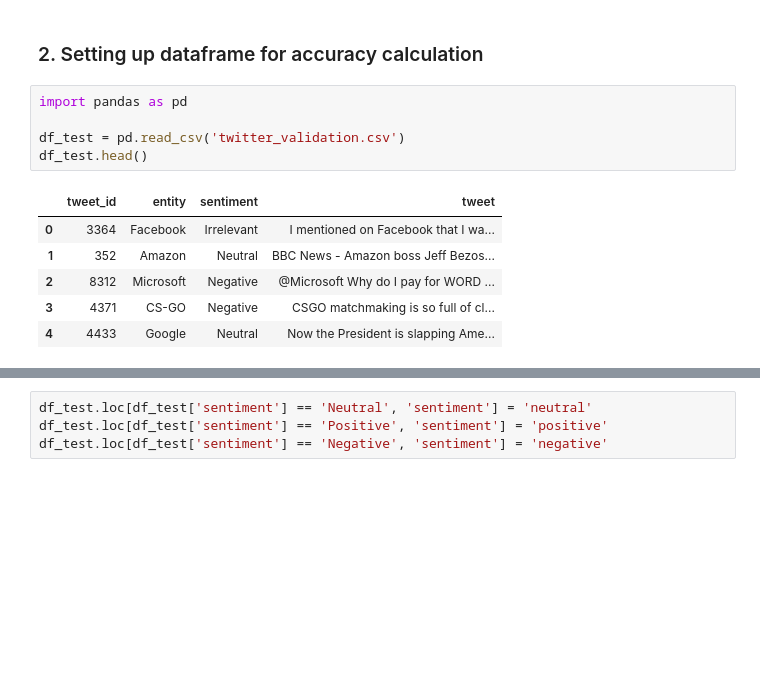
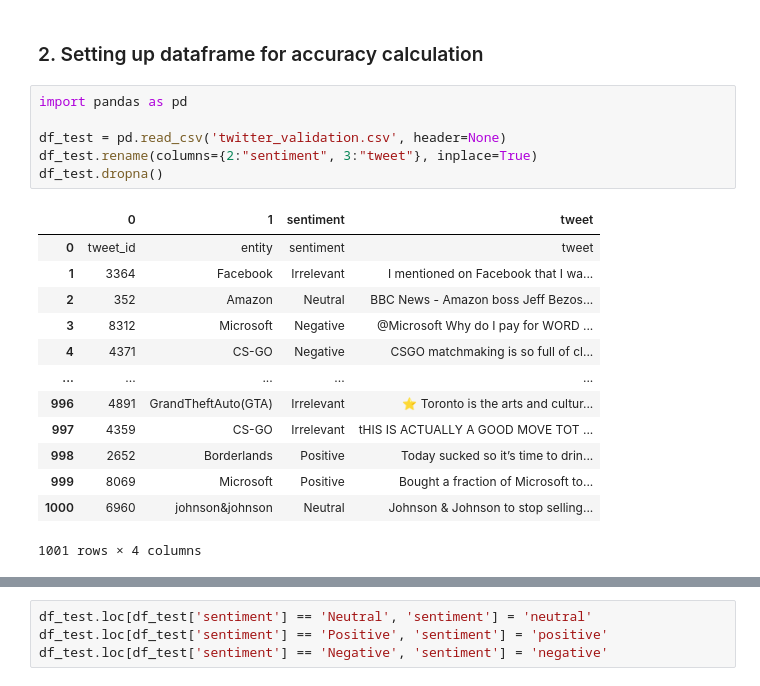
Before and after one commit to skyrimer/DBL-Micro-Soft, a Jupyter notebook: Split 2/Sentiment_analysis/model_accuracy.ipynb, the cells around one changed output, grey strips where cells are left out. Cells and saved outputs as stored; diff of their text form; blank space fills up the shorter version.

```diff
--- a/Split 2/Sentiment_analysis/model_accuracy.ipynb
+++ b/Split 2/Sentiment_analysis/model_accuracy.ipynb
@@ -68,14 +48,22 @@ Sentiment score (bertweet-base-sentiment-analysis): negative
 # %%
 import pandas as pd
 
-df_test = pd.read_csv('twitter_validation.csv')
-df_test.head()
+df_test = pd.read_csv('twitter_validation.csv', header=None)
+df_test.rename(columns={2:"sentiment", 3:"tweet"}, inplace=True)
+df_test.dropna()
 # %% [output]
-|  | tweet_id | entity | sentiment | tweet |
-| 0 | 3364 | Facebook | Irrelevant | I mentioned on Facebook that I wa... |
-| 1 | 352 | Amazon | Neutral | BBC News - Amazon boss Jeff Bezos... |
-| 2 | 8312 | Microsoft | Negative | @Microsoft Why do I pay for WORD ... |
-| 3 | 4371 | CS-GO | Negative | CSGO matchmaking is so full of cl... |
-| 4 | 4433 | Google | Neutral | Now the President is slapping Ame... |
+|  | 0 | 1 | sentiment | tweet |
+| 0 | tweet_id | entity | sentiment | tweet |
+| 1 | 3364 | Facebook | Irrelevant | I mentioned on Facebook that I wa... |
+| 2 | 352 | Amazon | Neutral | BBC News - Amazon boss Jeff Bezos... |
+| 3 | 8312 | Microsoft | Negative | @Microsoft Why do I pay for WORD ... |
+| 4 | 4371 | CS-GO | Negative | CSGO matchmaking is so full of cl... |
+| ... | ... | ... | ... | ... |
+| 996 | 4891 | GrandTheftAuto(GTA) | Irrelevant | ⭐️ Toronto is the arts and cultur... |
+| 997 | 4359 | CS-GO | Irrelevant | tHIS IS ACTUALLY A GOOD MOVE TOT ... |
+| 998 | 2652 | Borderlands | Positive | Today sucked so it’s time to drin... |
+| 999 | 8069 | Microsoft | Positive | Bought a fraction of Microsoft to... |
+| 1000 | 6960 | johnson&johnson | Neutral | Johnson & Johnson to stop selling... |
+1001 rows × 4 columns
 # %%
 
```
Also changed, not shown: parts of 12 cells of this notebook, 3 other files.
